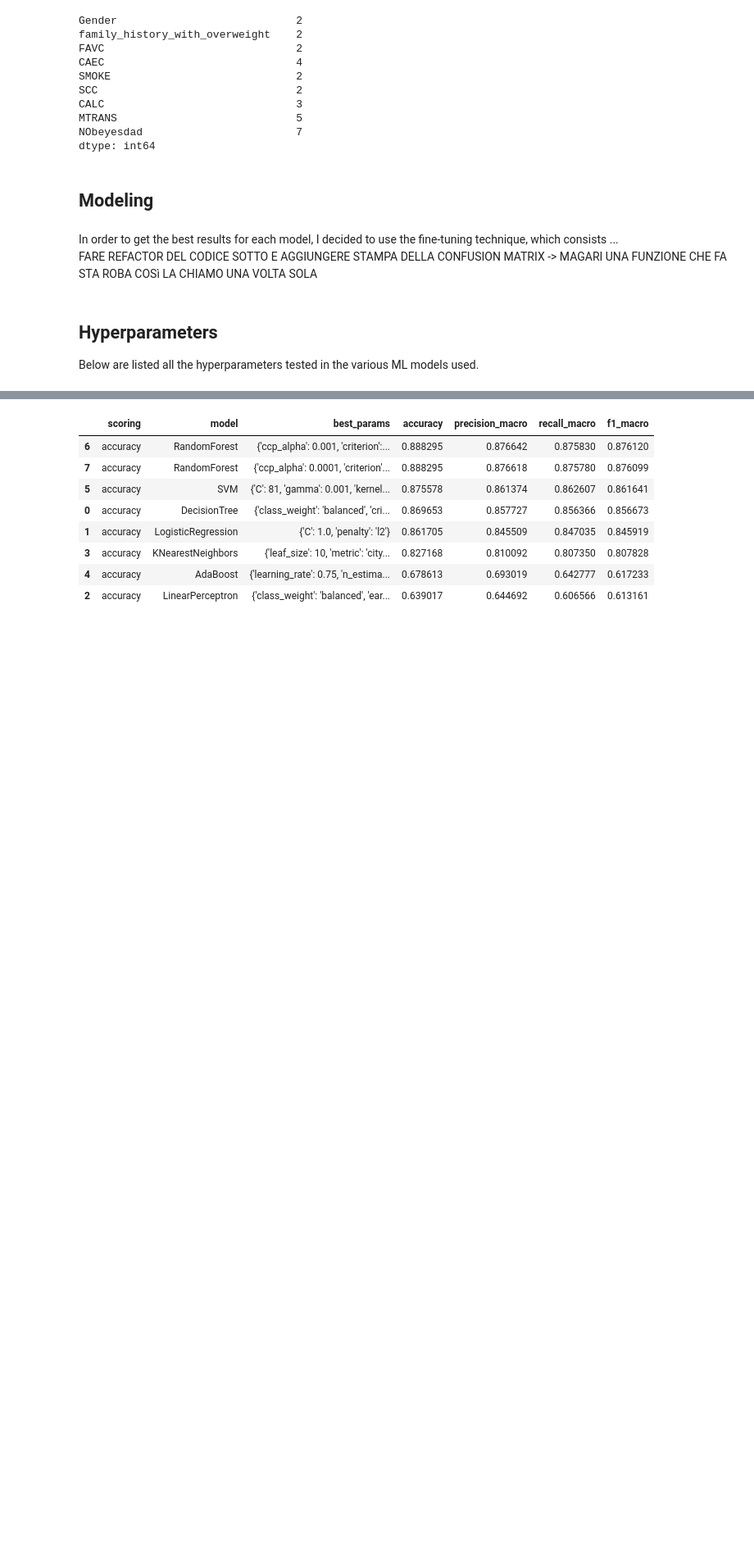
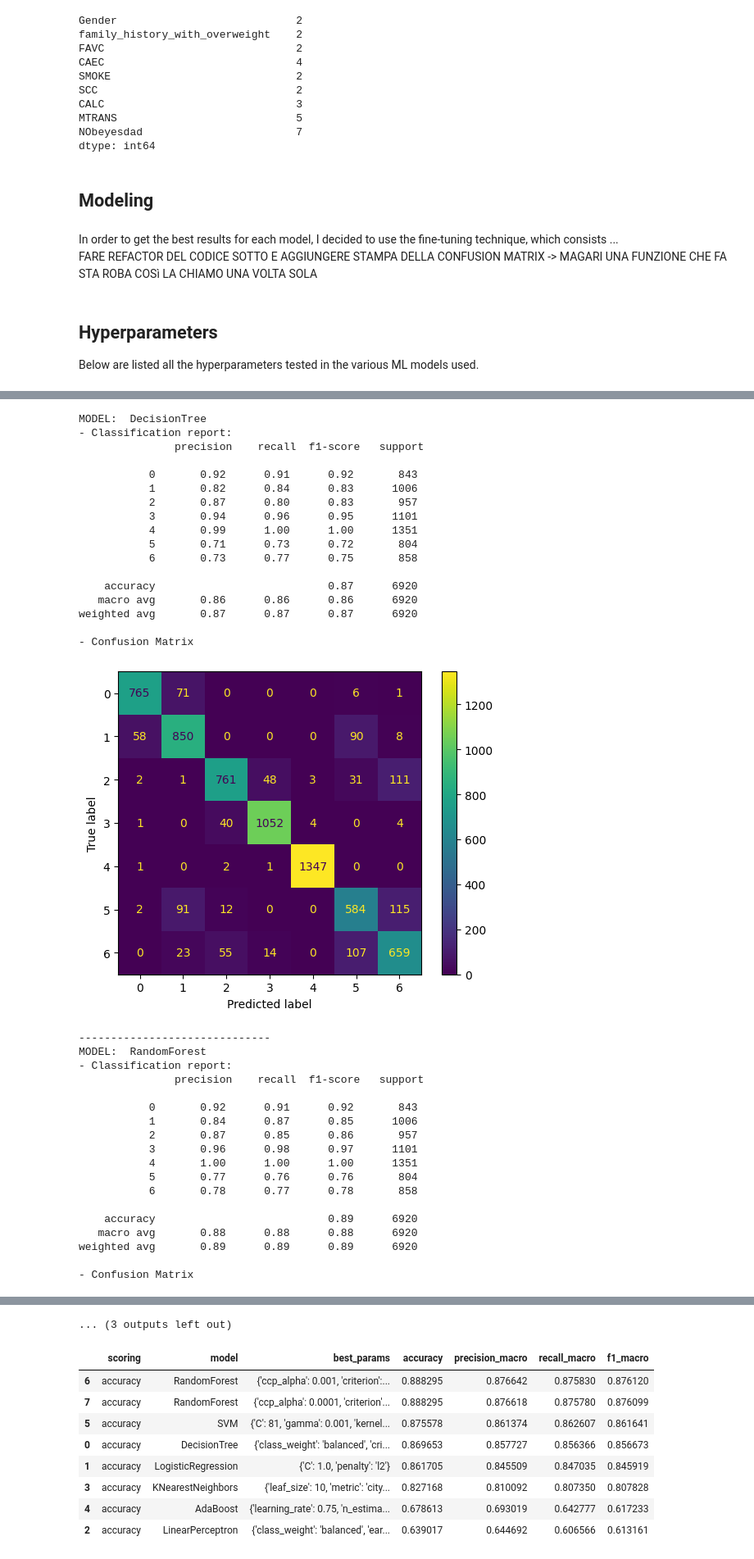
Before and after one commit to claudiacitera/citera-obesityRisk, a Jupyter notebook: src/project-work-dm.ipynb, the cells around one changed output, grey strips where cells are left out. Shown at 82% size. Drawn from its saved outputs; the diff is of its cells as text; code cells hidden in the pictures; blank space fills up the shorter version.

Commit message:
training function and loop update

```diff
--- a/src/project-work-dm.ipynb
+++ b/src/project-work-dm.ipynb
@@ -281,7 +292,7 @@ Below are listed all the hyperparameters tested in the various ML models used.
 models = {
     "dt": {
         "name": "DecisionTree",
-        "estimator": DecisionTreeClassifier(random_state=random_state),  ## pruning da vedere
+        "estimator": DecisionTreeClassifier(random_state=random_state),
         "params": [
             {
                 "max_depth": [*range(1, 20)],
@@ -293,7 +304,7 @@ models = {
     },
     "rf": {
         "name": "RandomForest",
-        "estimator": RandomForestClassifier(random_state=random_state),  ## pruning da vedere
+        "estimator": RandomForestClassifier(random_state=random_state),
         "params": [
             {
                 "max_depth": [*range(4, 30)],
@@ -307,7 +318,7 @@ models = {
     },
     "lr": {
         "name": "LogisticRegression",
-        "estimator": LogisticRegression(random_state=random_state),  ## vedere se mettere altri parametri
+        "estimator": LogisticRegression(random_state=random_state),
         "params": [{"C": [0.1, 1.0], "penalty": ["l1", "l2"]}],
     },
     "ab": {
@@ -344,13 +355,7 @@ models = {
             }
         ],
     },
-    # "mlp": {
-    #     "name": "MultiLinearPerceptron",
-    #     "estimator": MLPClassifier(random_state=random_state),  ### TROVARE PARAMETRI ###
-    #     "params": [],
-    #
-    # },
 }
 
-model_labels = ["dt", "rf", "lr", "ab", "knn", "lp", "svm", "mlp"]
+model_labels = ["dt", "rf", "lr", "ab", "knn", "lp", "svm"]
 # %% [markdown]
@@ -568,0 +416,40 @@ results.loc[len(results)] = [
+# %%
+for model_label in model_labels:
+    training_function(model_label)
+# %% [output]
+MODEL:  DecisionTree
+- Classification report:
+               precision    recall  f1-score   support
+
+           0       0.92      0.91      0.92       843
+           1       0.82      0.84      0.83      1006
+           2       0.87      0.80      0.83       957
+           3       0.94      0.96      0.95      1101
+           4       0.99      1.00      1.00      1351
+           5       0.71      0.73      0.72       804
+           6       0.73      0.77      0.75       858
+
+    accuracy                           0.87      6920
+   macro avg       0.86      0.86      0.86      6920
+weighted avg       0.87      0.87      0.87      6920
+
+- Confusion Matrix
+[figure, added]
+------------------------------
+MODEL:  RandomForest
+- Classification report:
+               precision    recall  f1-score   support
+
+           0       0.92      0.91      0.92       843
+           1       0.84      0.87      0.85      1006
+           2       0.87      0.85      0.86       957
+           3       0.96      0.98      0.97      1101
+           4       1.00      1.00      1.00      1351
+           5       0.77      0.76      0.76       804
+           6       0.78      0.77      0.78       858
+
+    accuracy                           0.89      6920
+   macro avg       0.88      0.88      0.88      6920
+weighted avg       0.89      0.89      0.89      6920
+
+- Confusion Matrix
@@ -569,3 +533,4 @@ results.loc[len(results)] = [
+... (3 outputs left out)
 # %%
 # sorting the results by accuracy in order to see what performs better
 results.sort_values(by="accuracy", ascending=False).head(10)
```
Also changed, not shown: parts of 14 cells of this notebook, 1 other file.
